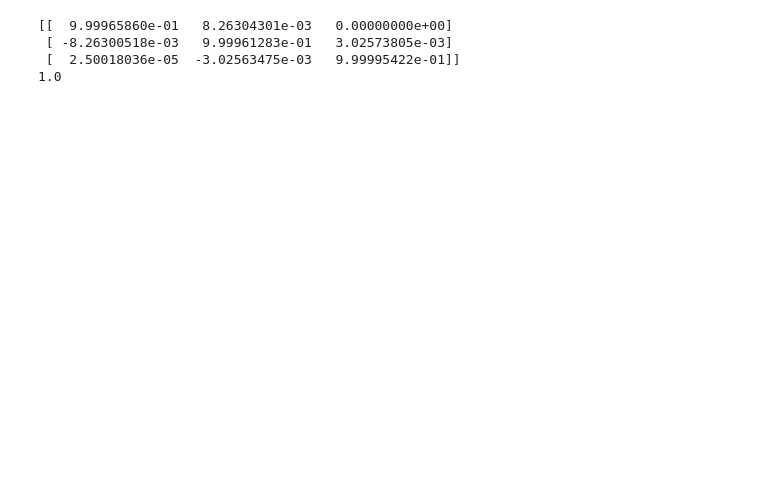
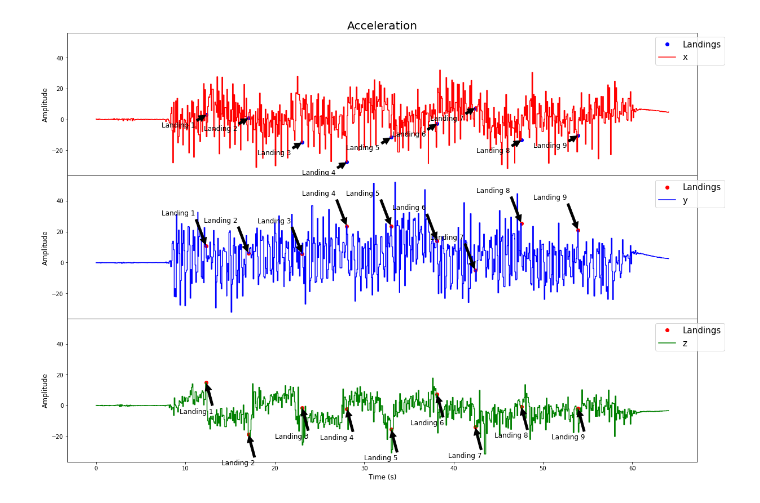
Before and after one commit to SunnyWillert18/Signals, a Jupyter notebook: deliverable_2.ipynb, the cells around one changed output. Saved outputs shown, nothing was run; the diff lists cells and outputs as text; code cells hidden in the pictures; blank space fills up the shorter version.

Commit message:
calculating global values, global values graph

```diff
--- a/deliverable_2.ipynb
+++ b/deliverable_2.ipynb
@@ -21,8 +24,8 @@ from matplotlib import pyplot as plt
 # %%
 # import data, remove unnecessary cells
-# data = pd.read_csv('C:\Users\Sunny\Documents\signals_project\sunny_1.csv', header=0)
+data = pd.read_csv('C:\Users\Sunny\Documents\signals_project\sunny_1.csv', header=0)
 # data = pd.read_csv('C:\\Users\\Sam\\Documents\\Signals\\sunny_1.csv', header=0)
-data = pd.read_csv('/Users/vincentshadbolt/Dropbox/University of Waterloo/2B/BME 252 - Linear Signals and Systems/Project/sunny_1.csv', header=0)
+# data = pd.read_csv('/Users/vincentshadbolt/Dropbox/University of Waterloo/2B/BME 252 - Linear Signals and Systems/Project/sunny_1.csv', header=0)
 del data['Unnamed: 7']
 
 # instantiate new unit vector df, pitch/roll df, and global variable df
@@ -97,15 +100,60 @@ rotation_x = np.matrix([[1, 0, 0], [0, np.cos(pitch_avg_rad), np.sin(pitch_avg_r
 rotation_y = np.matrix([[np.cos(0), 0, -np.sin(0)], [0, 1, 0], [np.sin(0), 0, np.cos(0)]])
 # Z rotation is based on roll
 rotation_z = np.matrix([[np.cos(roll_avg_rad), np.sin(roll_avg_rad), 0], [-np.sin(roll_avg_rad), np.cos(roll_avg_rad), 0], [0, 0, 1]])
-
 rotation_total = rotation_x*rotation_y*rotation_z
-print(rotation_total)
-print(np.linalg.det(rotation_total))
-# %% [output]
-[[  9.99965860e-01   8.26304301e-03   0.00000000e+00]
- [ -8.26300518e-03   9.99961283e-01   3.02573805e-03]
- [  2.50018036e-05  -3.02563475e-03   9.99995422e-01]]
-1.0
+# %%
+# getting in global coordinates
+for _dir in range(len(rotation_total)):
+    if _dir == 0: var = 'gx'
+    elif _dir == 1: var = 'gy'
+    elif _dir == 2: var = 'gz'
+
+    data[var] = data['ax']*rotation_total[_dir].item(0) + data['ay']*rotation_total[_dir].item(1) + data['az']*rotation_total[_dir].item(2)
+# %%
+# find landings by finding local minimal in signal for angular acceleration in the z-axis
+indices = signal.find_peaks_cwt(-data['wx'], np.arange(1,650))
+indices[:] = [x - 1 for x in indices]
+landings = data.loc[indices]
+landings = landings[landings['wx'] < -2]
+# %%
+### GLOBAL ACCELERATION PLOT ###
+
+# create 4 subfigures for acceleration: overall acceleration, as well as acceleration in the x-axis, y-axis, and z-axis
+fig, (ax1, ax2, ax3) = plt.subplots(3, sharex=True, sharey=True, figsize=(20,14))
+
+# annotating landings for each acceleration graph
+ax1.plot(landings['time'], landings['gx'], 'bo', label='Landings')
+ax2.plot(landings['time'], landings['gy'], 'ro', label='Landings')
+ax3.plot(landings['time'], landings['gz'], 'ro', label='Landings')
+
+count = 1
+for idx, row in landings.iterrows():
+    ax1.annotate('Landing {}'.format(count), (row['time'], row['ax']), xytext=(row['time']-5, row['ax']-8), arrowprops=dict(facecolor='black', shrink=0.05), fontsize=12)
+    ax2.annotate('Landing {}'.format(count), (row['time'], row['ay']), xytext=(row['time']-5, row['ay']+20), arrowprops=dict(facecolor='black', shrink=0.05), fontsize=12)
+    ax3.annotate('Landing {}'.format(count), (row['time'], row['az']), xytext=(row['time']-3, row['az']-20), arrowprops=dict(facecolor='black', shrink=0.05), fontsize=12)
+    count += 1
+
+ax1.plot(data['time'], data['gx'], 'r-', label='x')
+ax2.plot(data['time'], data['gy'], 'b-', label='y')
+ax3.plot(data['time'], data['gz'], 'g-', label='z')
+
+# Format labels and title for graphs
+ax1.set_title('Acceleration', fontsize=20)
+ax1.set_ylabel('Amplitude', size=12)
+ax2.set_ylabel('Amplitude', size=12)
+ax3.set_ylabel('Amplitude', size=12)
+plt.xlabel('Time (s)', fontsize=12)
+
+# setting up graph legends
+ax1.legend(bbox_to_anchor=(1.05, 1), loc=1, prop={'size':15})
+ax2.legend(bbox_to_anchor=(1.05, 1), loc=1, prop={'size':15})
+ax3.legend(bbox_to_anchor=(1.05, 1), loc=1, prop={'size':15})
+
+fig.subplots_adjust(hspace=0)
+plt.setp([a.get_xticklabels() for a in fig.axes[:-1]], visible=False)
+plt.show()
+# %% [output]
+[figure, added]
 # %%
 # filter noise in gyroscope data by removing on constant bias
 cb = pd.DataFrame(columns=['wx_cb','wy_cb','wz_cb'])
```
Also changed, not shown: parts of 5 cells of this notebook.
